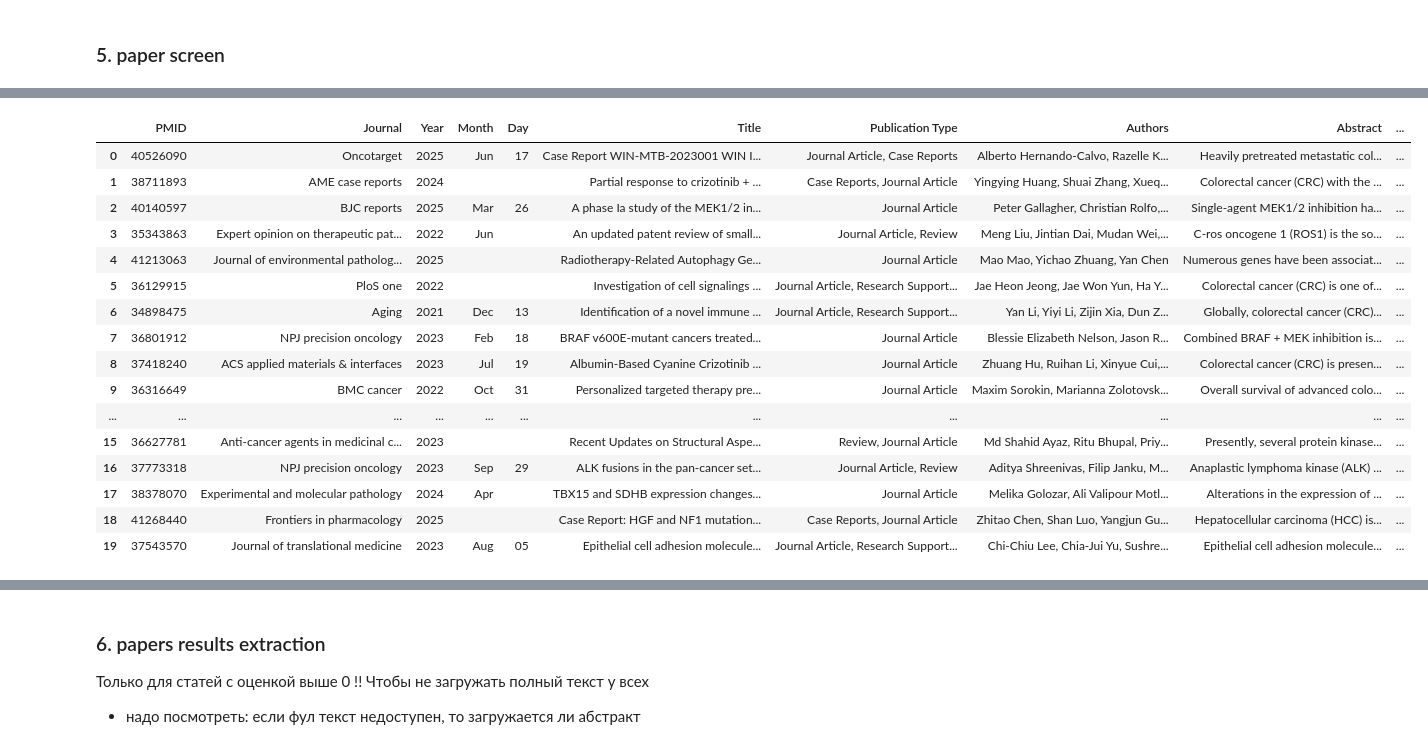
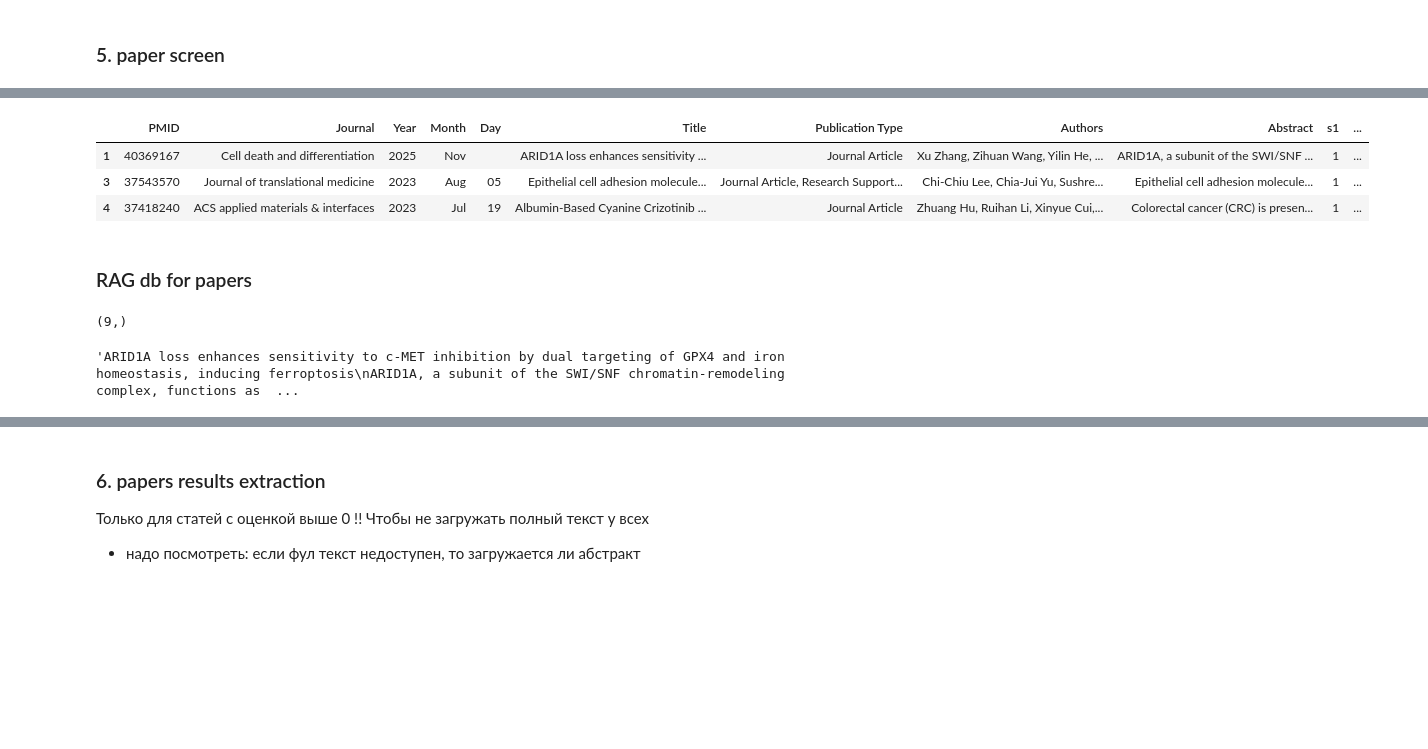
Before and after one commit to Mpkosh/TrialMind-SLR, a Jupyter notebook: draft.ipynb, the cells around one changed output, grey strips where cells are left out. Cells and saved outputs as stored; diff of their text form; code cells hidden in the pictures; blank space fills up the shorter version.

```diff
--- a/draft.ipynb
+++ b/draft.ipynb
@@ -1036,7 +1071,20 @@ response
+# %%
+pmid_list=['38378070', '40369167', '37686423', '37543570', '37418240',
+       '38212428', '38711893', '36801912', '36627781', '40211189',
+       '40140597', '37773318', '41268440', '41213063', '40526090']
+pmid_list = ['40369167',
+ '37543570',
+ '37418240',
+ '38212428',
+ '38711893',
+ '40211189',
+ '40140597',
+ '37773318',
+ '41213063']
 # %%
-df_papers = pmid2papers(#pmid_list=['40526090', '41213063', '41268440'],
-                        pmid_list=response[0],
+df_papers = pmid2papers(pmid_list=pmid_list,
+                        #pmid_list=response[0],
                         api_key=pubmed_api_key)
-df_papers[0]
+df_papers[0].head(4)
 # %% [output]
 |  | PMID | Journal | Year | Month | Day | Title | Publication Type | Authors | Abstract |
@@ -1209,5 +1130,5 @@ parse_json_outputs([response.choices[0].message.content])
 # %%
-
+%%time
 api = LiteratureScreening()
 ec_predP = api.run(
     population = f"Patients with {fin_condition} undergoing treatment with {treatements_eng[0]}",
@@ -1215,9 +1136,9 @@ ec_predP = api.run(
     comparator = "",
     outcome = "",
     llm = os.getenv("MODEL_NAME"),
-    criteria = ["Does the content mention 'colorectal cancer'?",
-                 "Does content mention 'Crizotinib'?",
-                'Is there a description of treatement results?'],#title_criteria + content_criteria,
+     criteria = [f"Does the study focus on patients with '{fin_condition}'?",
+                 f"Does the study examine the use or sensitivity of '{treatements_eng[0]}' among main treatments?",
+                f"Does the study describe the effect of '{treatements_eng[0]}' treatment?"],#title_criteria + content_criteria,
     papers = papers, # make for the top-100 for demo
 )
 ec_predP
@@ -1259,5 +1178,5 @@ OUTPUTS:  [{'evaluations': ['YES', 'YES', 'UNCERTAIN'], 'rationale': ["The paper
 # %%
-evalsP = [i['evaluations'] for i in ec_predP]
+evalsP = [i.evaluations for i in ec_predP]
 
 word2int = {"YES": 1,
             "UNCERTAIN": 0,
@@ -1268,8 +1187,16 @@ new_evalsP = []
 for one_e in evalsP:
     new_evalsP.append([word2int.get(item, 0) for item in one_e ])
 new_evalsP = np.array(new_evalsP)
-print(new_evalsP)
+df_p_e = df_papers[0]
+df_p_e[['s1','s2','s3']] = new_evalsP
+chosen_df = df_p_e[(df_p_e['s1']==1)&(df_p_e['s2']==1)&(df_p_e['s3']>=0)]
+'''
 print(new_evalsP.sum(axis=1))
-df_papers[0]['screen_eval'] = new_evalsP.sum(axis=1)
-df_papers[0]
+df_papers[0]['screen_eval'] = -5
+
+#.iloc[:5].copy()
+df_p_e['screen_eval'] = new_evalsP.sum(axis=1)
+'''
+print(chosen_df.shape[0])
+chosen_df.head(3)
 # %% [output]
@@ -1293,17 +1204,6 @@ df_papers[0]
-|  | PMID | Journal | Year | Month | Day | Title | Publication Type | Authors | Abstract | ... |
-| 0 | 40526090 | Oncotarget | 2025 | Jun | 17 | Case Report WIN-MTB-2023001 WIN I... | Journal Article, Case Reports | Alberto Hernando-Calvo, Razelle K... | Heavily pretreated metastatic col... | ... |
-| 1 | 38711893 | AME case reports | 2024 |  |  | Partial response to crizotinib + ... | Case Reports, Journal Article | Yingying Huang, Shuai Zhang, Xueq... | Colorectal cancer (CRC) with the ... | ... |
-| 2 | 40140597 | BJC reports | 2025 | Mar | 26 | A phase Ia study of the MEK1/2 in... | Journal Article | Peter Gallagher, Christian Rolfo,... | Single-agent MEK1/2 inhibition ha... | ... |
-| 3 | 35343863 | Expert opinion on therapeutic pat... | 2022 | Jun |  | An updated patent review of small... | Journal Article, Review | Meng Liu, Jintian Dai, Mudan Wei,... | C-ros oncogene 1 (ROS1) is the so... | ... |
-| 4 | 41213063 | Journal of environmental patholog... | 2025 |  |  | Radiotherapy-Related Autophagy Ge... | Journal Article | Mao Mao, Yichao Zhuang, Yan Chen | Numerous genes have been associat... | ... |
-| 5 | 36129915 | PloS one | 2022 |  |  | Investigation of cell signalings ... | Journal Article, Research Support... | Jae Heon Jeong, Jae Won Yun, Ha Y... | Colorectal cancer (CRC) is one of... | ... |
-| 6 | 34898475 | Aging | 2021 | Dec | 13 | Identification of a novel immune ... | Journal Article, Research Support... | Yan Li, Yiyi Li, Zijin Xia, Dun Z... | Globally, colorectal cancer (CRC)... | ... |
-| 7 | 36801912 | NPJ precision oncology | 2023 | Feb | 18 | BRAF v600E-mutant cancers treated... | Journal Article | Blessie Elizabeth Nelson, Jason R... | Combined BRAF + MEK inhibition is... | ... |
-| 8 | 37418240 | ACS applied materials & interfaces | 2023 | Jul | 19 | Albumin-Based Cyanine Crizotinib ... | Journal Article | Zhuang Hu, Ruihan Li, Xinyue Cui,... | Colorectal cancer (CRC) is presen... | ... |
-| 9 | 36316649 | BMC cancer | 2022 | Oct | 31 | Personalized targeted therapy pre... | Journal Article | Maxim Sorokin, Marianna Zolotovsk... | Overall survival of advanced colo... | ... |
-| ... | ... | ... | ... | ... | ... | ... | ... | ... | ... | ... |
-| 15 | 36627781 | Anti-cancer agents in medicinal c... | 2023 |  |  | Recent Updates on Structural Aspe... | Review, Journal Article | Md Shahid Ayaz, Ritu Bhupal, Priy... | Presently, several protein kinase... | ... |
-| 16 | 37773318 | NPJ precision oncology | 2023 | Sep | 29 | ALK fusions in the pan-cancer set... | Journal Article, Review | Aditya Shreenivas, Filip Janku, M... | Anaplastic lymphoma kinase (ALK) ... | ... |
-| 17 | 38378070 | Experimental and molecular pathology | 2024 | Apr |  | TBX15 and SDHB expression changes... | Journal Article | Melika Golozar, Ali Valipour Motl... | Alterations in the expression of ... | ... |
-| 18 | 41268440 | Frontiers in pharmacology | 2025 |  |  | Case Report: HGF and NF1 mutation... | Case Reports, Journal Article | Zhitao Chen, Shan Luo, Yangjun Gu... | Hepatocellular carcinoma (HCC) is... | ... |
-| 19 | 37543570 | Journal of translational medicine | 2023 | Aug | 05 | Epithelial cell adhesion molecule... | Journal Article, Research Support... | Chi-Chiu Lee, Chia-Jui Yu, Sushre... | Epithelial cell adhesion molecule... | ... |
+|  | PMID | Journal | Year | Month | Day | Title | Publication Type | Authors | Abstract | s1 | ... |
+| 1 | 40369167 | Cell death and differentiation | 2025 | Nov |  | ARID1A loss enhances sensitivity ... | Journal Article | Xu Zhang, Zihuan Wang, Yilin He, ... | ARID1A, a subunit of the SWI/SNF ... | 1 | ... |
+| 3 | 37543570 | Journal of translational medicine | 2023 | Aug | 05 | Epithelial cell adhesion molecule... | Journal Article, Research Support... | Chi-Chiu Lee, Chia-Jui Yu, Sushre... | Epithelial cell adhesion molecule... | 1 | ... |
+| 4 | 37418240 | ACS applied materials & interfaces | 2023 | Jul | 19 | Albumin-Based Cyanine Crizotinib ... | Journal Article | Zhuang Hu, Ruihan Li, Xinyue Cui,... | Colorectal cancer (CRC) is presen... | 1 | ... |
+# %% [markdown]
+### RAG db for papers
@@ -1309,0 +1235,13 @@ df_papers[0]
+# %%
+total_ev = 3
+pmid_list = chosen_df.PMID.values.tolist()
+papers_ch = chosen_df.FullText.values
+#papers_ch_ta = chosen_df.Title.values +': ' + chosen_df.Abstract.values
+docs =  [Document(page_content=i,
+                  metadata={"source": j}
+                 ) for i,j in zip(papers_ch,pmid_list)]
+print(papers_ch.shape)
+docs[0].page_content[:400]
+# %% [output]
+(9,)
+'ARID1A loss enhances sensitivity to c-MET inhibition by dual targeting of GPX4 and iron homeostasis, inducing ferroptosis\nARID1A, a subunit of the SWI/SNF chromatin-remodeling complex, functions as  ...
```
Also changed, not shown: parts of 69 cells of this notebook, 20 other files.
